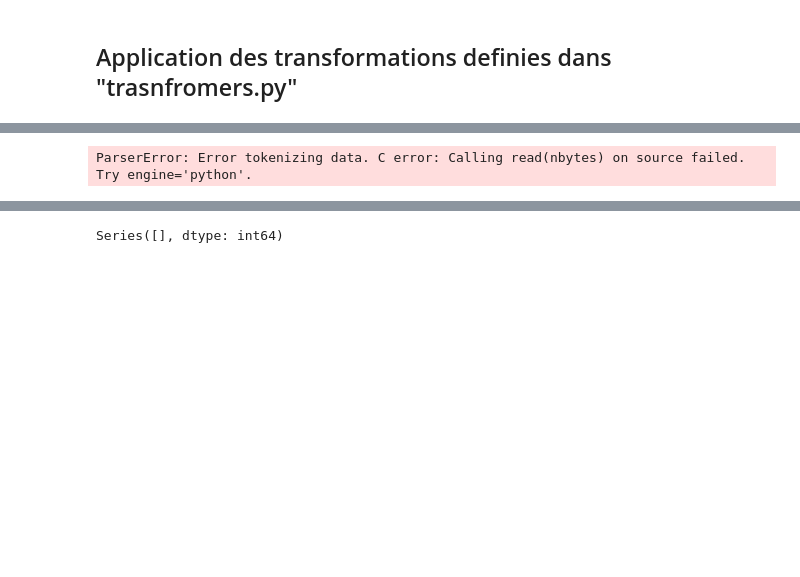
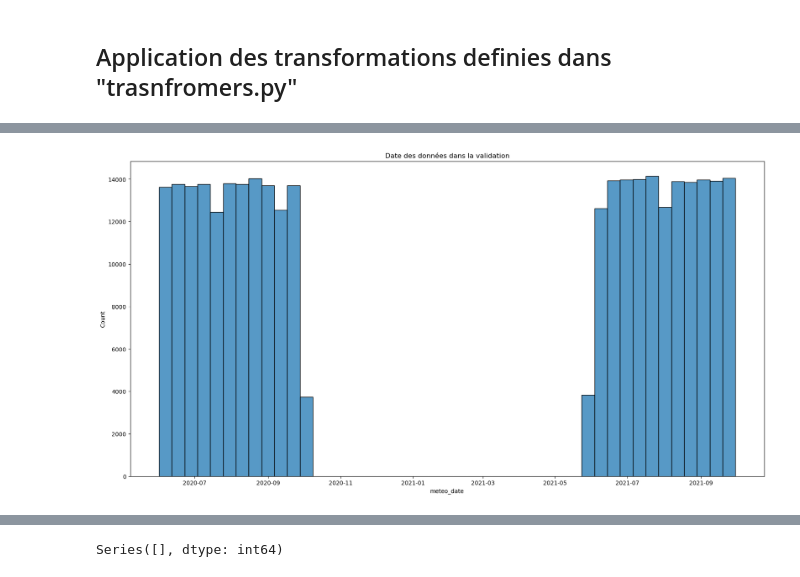
Before and after one commit to AhmedYassi02/Hickathon_43, a Jupyter notebook: processing.ipynb, the cells around one changed output, grey strips where cells are left out. Drawn from its saved outputs; the diff is of its cells as text; code cells hidden in the pictures; blank space fills up the shorter version.

Commit message:
summer train test split

```diff
--- a/processing.ipynb
+++ b/processing.ipynb
@@ -146,38 +151,43 @@ out_folder_config = Path("./data/processed/pipelines")
 out_folder_config.mkdir(parents=True, exist_ok=True)
 
 # Load the CSV file with only the relevant columns
-df = pd.read_csv(path_src_dataset, usecols=columns_to_keep,nrows=10e6) #  SI on veut charger moins de lignes : ajouter --> ,nrows=10e4)
+df = pd.read_csv(path_src_dataset, usecols=columns_to_keep) #  SI on veut charger moins de lignes : ajouter --> ,nrows=10e4)
 df = df.drop_duplicates()
 
 
-
-X = df.drop(columns=target)
-
 #Mapping du target
 mapping = {'Very Low': 0, 'Low': 1, 'Average': 2, 'High': 3, 'Very High': 4}
-y = df[target].map(mapping)
-
-#Test-val split
-X_train, X_val, y_train, y_val = train_test_split(X, y, test_size=0.2, random_state=42)
-
-
-# Apply the transformers selected
-processing_pipeline = Pipeline(steps=[
-("DropNaRate", DropNaRate(0.7)),
-("Prelevol",PrelevVol()),
-("MeteoTimeTnx", TimeTnx(delta=5, clean=False)),
-("Prelevement", Prelev(columns=col_flo,usage_label_max_categories=4,mode_label_max_categories=4,scale=1)),
-("CleanFeatures", CleanFeatures(cols_yael_input)),
-("Altitude", AltitudeTrans(columns=["piezo_station_altitude", "meteo_altitude"])),
-('LatLong',CleanLatLon()),
-('CleanTemp',CleanTemp()),
-('Temp',TemperaturePressionTrans(columns=cols_lucien_input)),
-('CleanHydro', CleanHydro()),
-('CleanPizo',  CleanPizo(pizo_cols)),
-('Dates',DateTransformer()),
-('DropCols',DropCols(columns_to_drop))
-
-# ... Add others transformations
-])
+df[target] = df[target].map(mapping)
-# %% [output]
-ParserError: Error tokenizing data. C error: Calling read(nbytes) on source failed. Try engine='python'.
+# %%
+
+#Test-val split
+def summer_train_test_split(df: pd.DataFrame, perc_val: float):
+    df_copy = df.copy()
+
+    df_copy["meteo_date"] = pd.to_datetime(df_copy["meteo_date"], format="%Y-%m-%d")
+
+    summer_df = df_copy[(df_copy["meteo_date"].dt.month >= 6) & (df_copy["meteo_date"].dt.month <= 9)]
+
+    _, summer_val = train_test_split(summer_df, random_state=42, test_size=perc_val, shuffle=True)
+
+    Xy_train = df.drop(index=summer_val.index).sample(frac=1, random_state=42)
+    Xy_val: pd.DataFrame = df.iloc[summer_val.index].sample(frac=1, random_state=42)
+
+    X_train = Xy_train.drop(columns=[target])
+    y_train = Xy_train[target]
+
+    X_val = Xy_val.drop(columns=[target])
+    y_val = Xy_val[target]
+
+    del df_copy
+
+    return X_train, X_val, y_train, y_val
+
+X_train, X_val, y_train, y_val = summer_train_test_split(df, 0.5)
+# %%
+plt.figure(figsize=(20, 10))
+sns.histplot(pd.DataFrame(pd.to_datetime(X_val["meteo_date"], format="%Y-%m-%d"), columns=["meteo_date"]), x='meteo_date')
+plt.title("Date des données dans la validation")
+plt.show()
+# %% [output]
+[figure, added]
```
Also changed, not shown: parts of 17 cells of this notebook.
